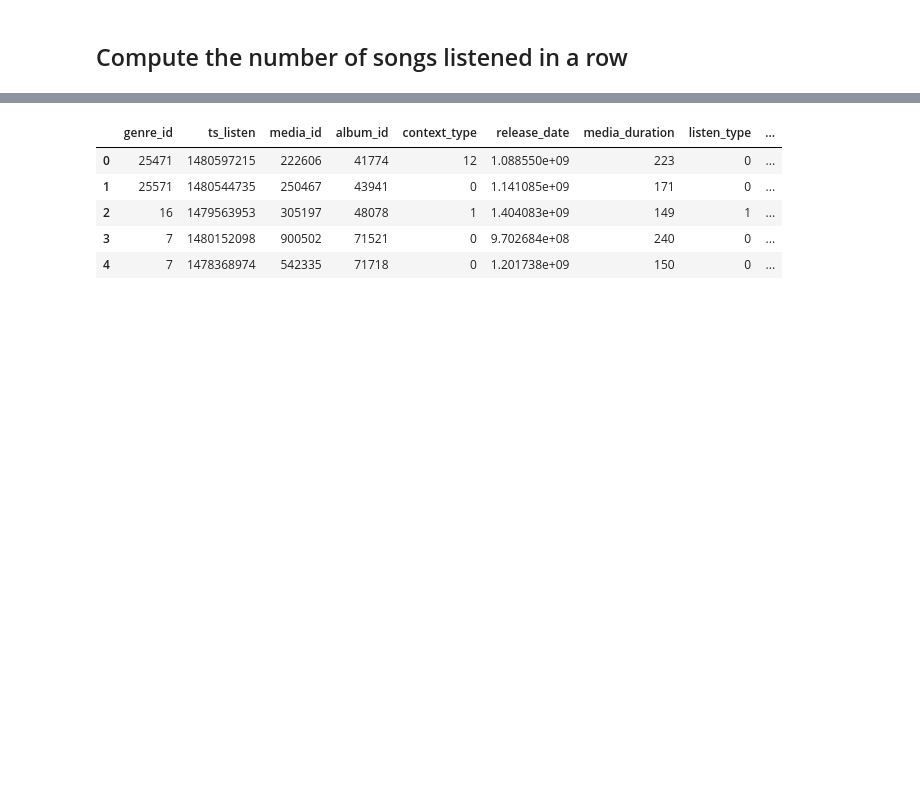
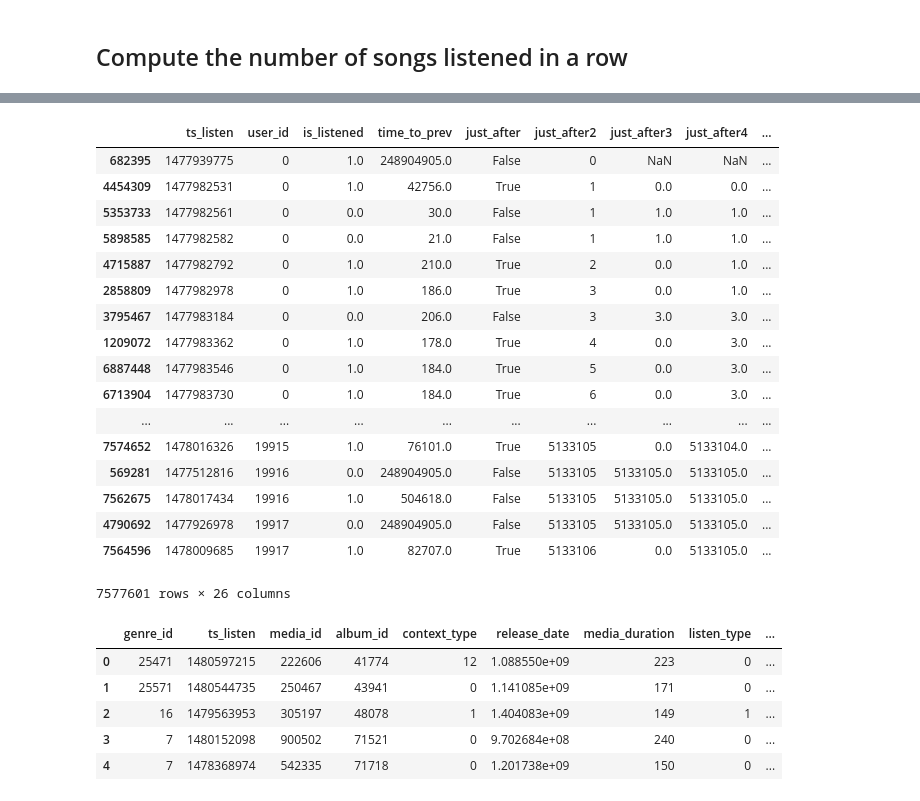
Before and after one commit to MarcSzafraniec/dsg17, a Jupyter notebook: DSG_qualifs.ipynb, the cells around one changed output, grey strips where cells are left out. Saved outputs shown, nothing was run; the diff lists cells and outputs as text; code cells hidden in the pictures; blank space fills up the shorter version.

```diff
--- a/DSG_qualifs.ipynb
+++ b/DSG_qualifs.ipynb
@@ -281 +261,31 @@ combined_sorted.head()
+# %%
+combined_sorted['is_listened'].fillna(1, inplace = True)
+for t in lintervals:
+    combined_sorted['just_after'] = (combined_sorted['time_to_prev'] < t)*(1-ttprv['user_id']).fillna(0)*combined_sorted['is_listened'] == 1
+
+    combined_sorted['just_after2'] = combined_sorted['just_after'].cumsum()
+    combined_sorted['just_after3'] = (1-combined_sorted['just_after'])*combined_sorted['just_after2'].shift(1)
+    combined_sorted['just_after4'] = combined_sorted['just_after3'].cummax()
+    combined_sorted['n_listened_in_a_row_' + str(t)] = ((combined_sorted['just_after2'] - combined_sorted['just_after4']).shift(1)*(1-ttprv['user_id'])).fillna(0)
+
+combined_sorted
+# %% [output]
+|  | ts_listen | user_id | is_listened | time_to_prev | just_after | just_after2 | just_after3 | just_after4 | ... |
+| 682395 | 1477939775 | 0 | 1.0 | 248904905.0 | False | 0 | NaN | NaN | ... |
+| 4454309 | 1477982531 | 0 | 1.0 | 42756.0 | True | 1 | 0.0 | 0.0 | ... |
+| 5353733 | 1477982561 | 0 | 0.0 | 30.0 | False | 1 | 1.0 | 1.0 | ... |
+| 5898585 | 1477982582 | 0 | 0.0 | 21.0 | False | 1 | 1.0 | 1.0 | ... |
+| 4715887 | 1477982792 | 0 | 1.0 | 210.0 | True | 2 | 0.0 | 1.0 | ... |
+| 2858809 | 1477982978 | 0 | 1.0 | 186.0 | True | 3 | 0.0 | 1.0 | ... |
+| 3795467 | 1477983184 | 0 | 0.0 | 206.0 | False | 3 | 3.0 | 3.0 | ... |
+| 1209072 | 1477983362 | 0 | 1.0 | 178.0 | True | 4 | 0.0 | 3.0 | ... |
+| 6887448 | 1477983546 | 0 | 1.0 | 184.0 | True | 5 | 0.0 | 3.0 | ... |
+| 6713904 | 1477983730 | 0 | 1.0 | 184.0 | True | 6 | 0.0 | 3.0 | ... |
+| ... | ... | ... | ... | ... | ... | ... | ... | ... | ... |
+| 7574652 | 1478016326 | 19915 | 1.0 | 76101.0 | True | 5133105 | 0.0 | 5133104.0 | ... |
+| 569281 | 1477512816 | 19916 | 0.0 | 248904905.0 | False | 5133105 | 5133105.0 | 5133105.0 | ... |
+| 7562675 | 1478017434 | 19916 | 1.0 | 504618.0 | False | 5133105 | 5133105.0 | 5133105.0 | ... |
+| 4790692 | 1477926978 | 19917 | 0.0 | 248904905.0 | False | 5133105 | 5133105.0 | 5133105.0 | ... |
+| 7564596 | 1478009685 | 19917 | 1.0 | 82707.0 | True | 5133106 | 0.0 | 5133105.0 | ... |
+7577601 rows × 26 columns
 # %%
```
Also changed, not shown: parts of 26 cells of this notebook.
